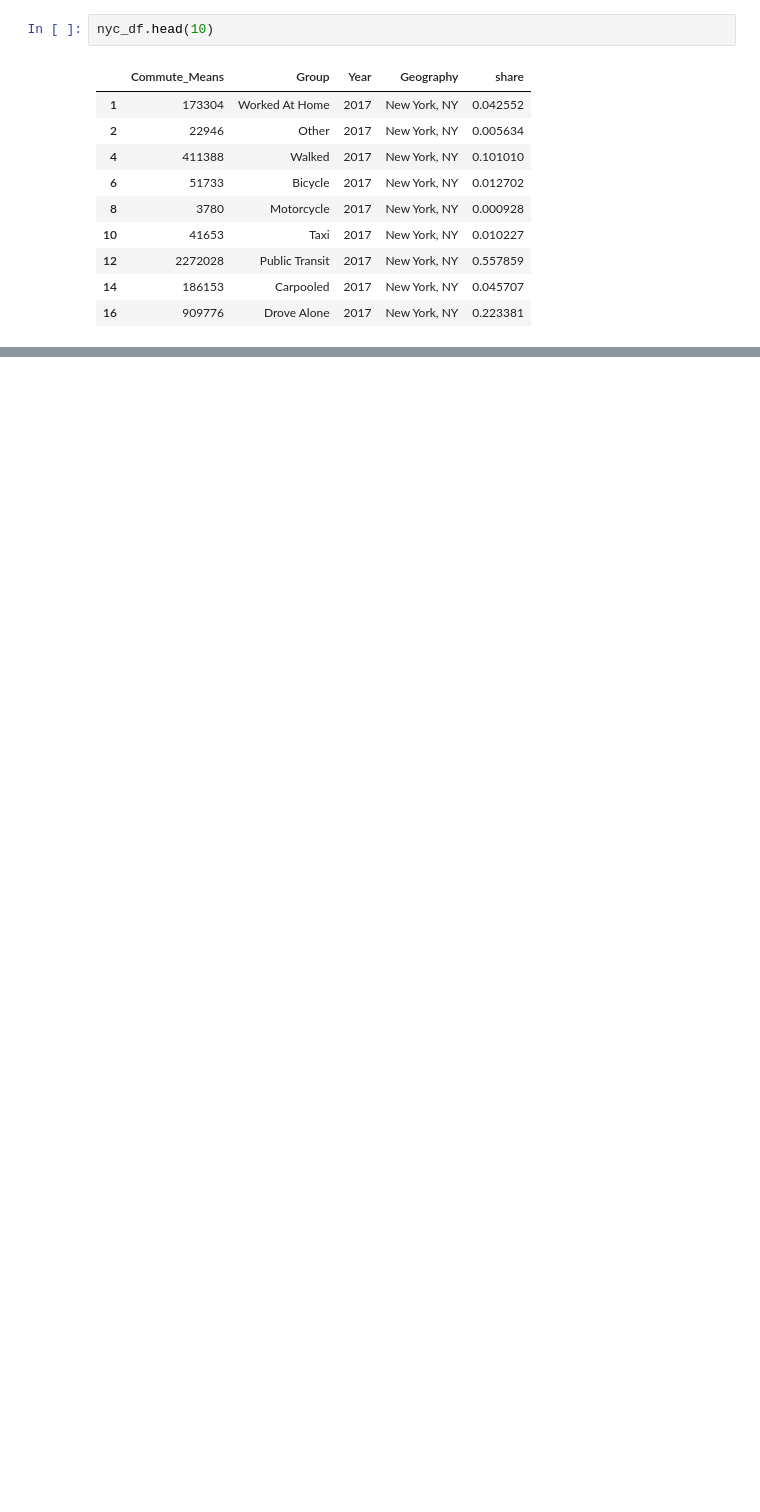
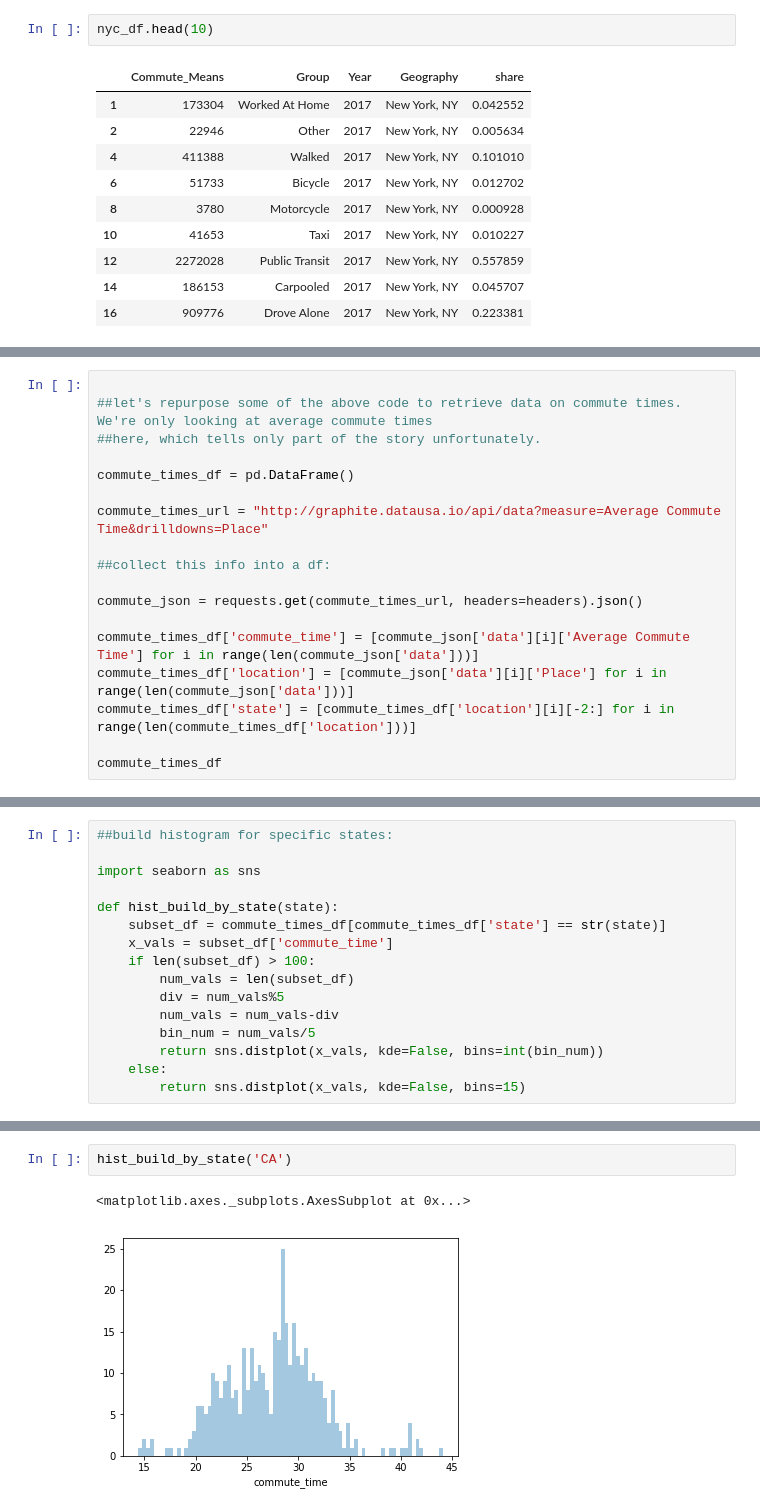
Before and after one commit to moralwintertiger/Traffic_Safety, a Jupyter notebook: DATA USA API.ipynb, the cells around one changed output, grey strips where cells are left out. Saved outputs shown, nothing was run; the diff lists cells and outputs as text; blank space fills up the shorter version.

```diff
--- a/DATA USA API.ipynb
+++ b/DATA USA API.ipynb
@@ -340,0 +409,18 @@ nyc_df.head(10)
+# %%
+
+##let's repurpose some of the above code to retrieve data on commute times. We're only looking at average commute times
+##here, which tells only part of the story unfortunately.
+
+commute_times_df = pd.DataFrame()
+
+commute_times_url = "http://graphite.datausa.io/api/data?measure=Average Commute Time&drilldowns=Place"
+
+##collect this info into a df:
+
+commute_json = requests.get(commute_times_url, headers=headers).json()
+
+commute_times_df['commute_time'] = [commute_json['data'][i]['Average Commute Time'] for i in range(len(commute_json['data']))]
+commute_times_df['location'] = [commute_json['data'][i]['Place'] for i in range(len(commute_json['data']))]
+commute_times_df['state'] = [commute_times_df['location'][i][-2:] for i in range(len(commute_times_df['location']))]
+
+commute_times_df
@@ -340,0 +446,16 @@ nyc_df.head(10)
+# %%
+##build histogram for specific states:
+
+import seaborn as sns
+
+def hist_build_by_state(state):
+    subset_df = commute_times_df[commute_times_df['state'] == str(state)]
+    x_vals = subset_df['commute_time']
+    if len(subset_df) > 100:
+        num_vals = len(subset_df)
+        div = num_vals%5
+        num_vals = num_vals-div
+        bin_num = num_vals/5
+        return sns.distplot(x_vals, kde=False, bins=int(bin_num))
+    else:
+        return sns.distplot(x_vals, kde=False, bins=15)
@@ -340,0 +470,5 @@ nyc_df.head(10)
+# %%
+hist_build_by_state('CA')
+# %% [output]
+<matplotlib.axes._subplots.AxesSubplot at 0x...>
+[figure, added]
```
Also changed, not shown: parts of 12 cells of this notebook.
